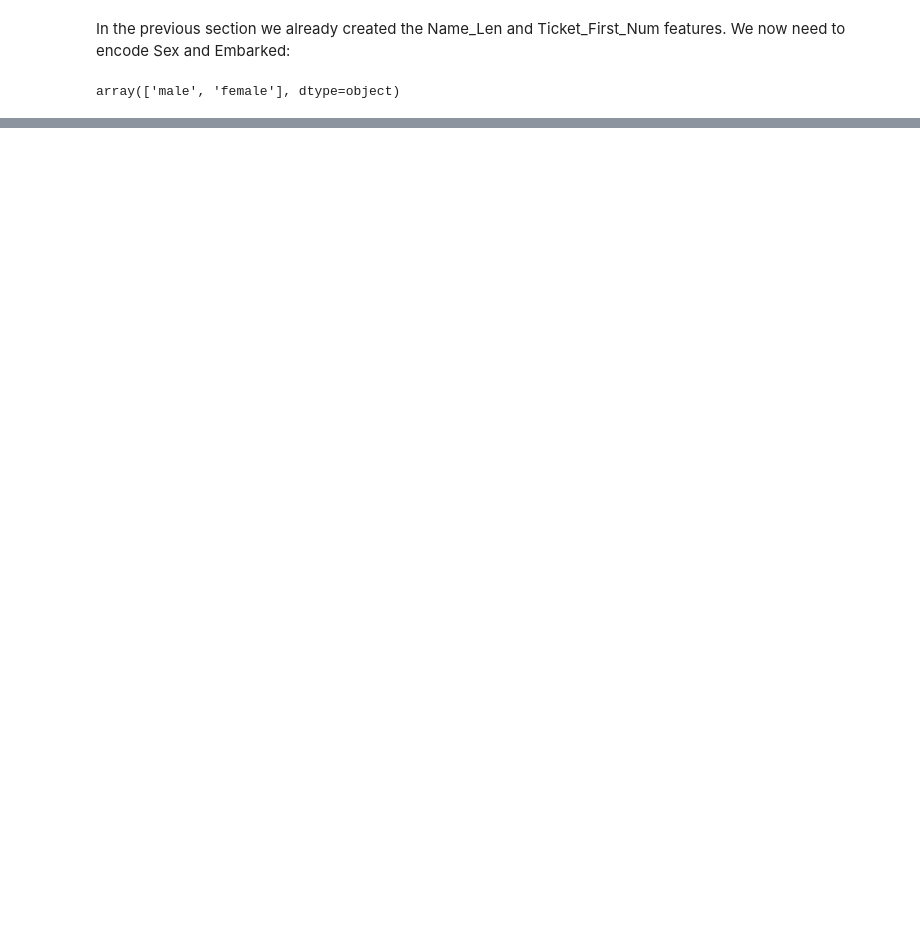
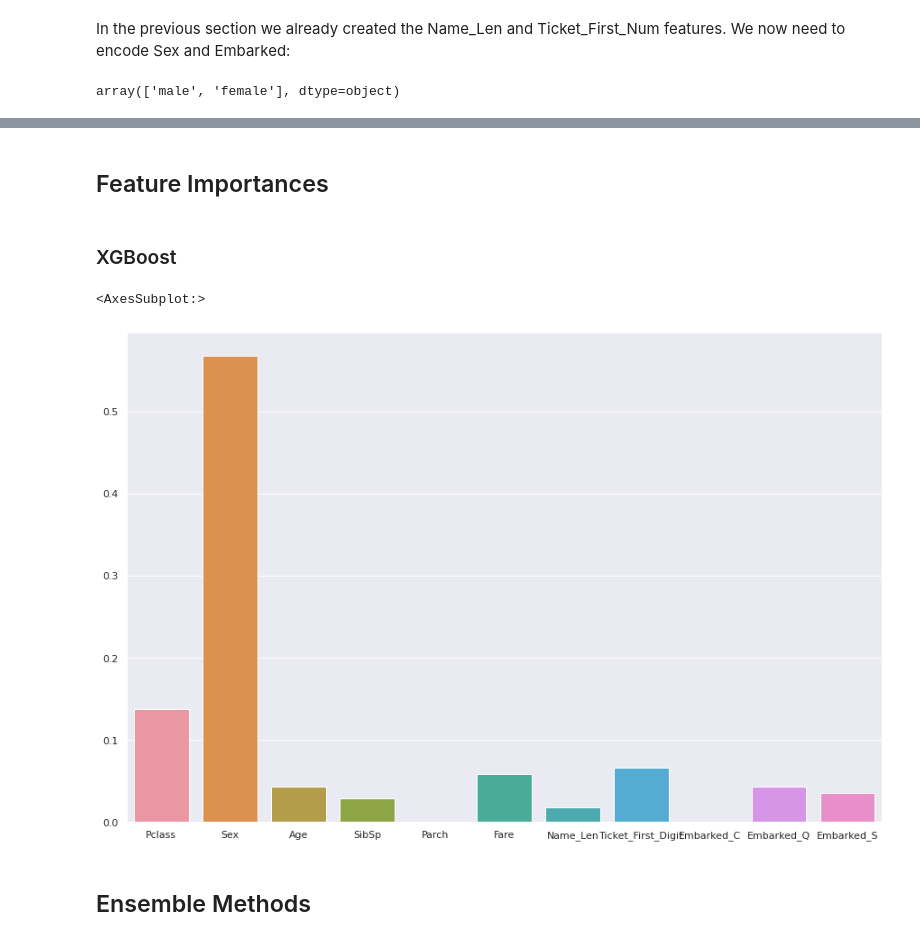
Before and after one commit to isaacjeffersonlee/Kaggle-Projects, a Jupyter notebook: Titanic/titanic_kaggle.ipynb, the cells around one changed output, grey strips where cells are left out. Cells and saved outputs as stored; diff of their text form; code cells hidden in the pictures; blank space fills up the shorter version.

```diff
--- a/Titanic/titanic_kaggle.ipynb
+++ b/Titanic/titanic_kaggle.ipynb
@@ -424,0 +467,7 @@ dtype: object
+# %%
+# Make the PassengerId the index
+train_df.set_index('PassengerId', inplace=True, drop=True)
+# %%
+X = train_df.copy()
+y = X.pop('Survived')
+sum(y) / len(y)
@@ -424,0 +476,3 @@ dtype: object
+# %%
+from sklearn.model_selection import train_test_split
+X_train, X_test, y_train, y_test = train_test_split(X, y, test_size=0.2, random_state=420)
@@ -424,0 +673,27 @@ dtype: object
+# %%
+xgb = xgb_model.XGBClassifier(base_score=0.5, booster='gbtree', colsample_bylevel=1,
+              colsample_bynode=1, colsample_bytree=1, gamma=0, gpu_id=-1,
+              importance_type='gain', interaction_constraints='',
+              learning_rate=0.1, max_delta_step=0, max_depth=3,
+              min_child_weight=1,monotone_constraints='()',
+              n_estimators=10, n_jobs=8, num_parallel_tree=1, random_state=420,
+              reg_alpha=0, reg_lambda=1, scale_pos_weight=1, seed=420,
+              subsample=1, tree_method='exact', use_label_encoder=False,
+              validate_parameters=10)
+xgb.fit(X_train,
+        y_train,
+        verbose=False,
+        early_stopping_rounds=10,
+        eval_metric='error',
+        eval_set=[(X_test, y_test)])
+
+print("Tuned XGBoost Performance")
+xgb_test_accuracy = xgb.score(X_test,y_test)
+xgb_train_accuracy = xgb.score(X_train,y_train)
+print(f"Tuned XGBoost accuracy on test data: {xgb_test_accuracy}")
+print(f"Tuned XGBoost accuracy on training data: {xgb_train_accuracy}")
+# Cross Val
+xgb_cv_scores = cross_val_score(xgb, X_test, y_test, cv=5)
+xgb_cv_SE = (1/sqrt(len(xgb_cv_scores))) * stdev(xgb_cv_scores)
+print("Tuned xgb mean cross val score: ", np.mean(xgb_cv_scores))
+print("Tuned xgb cross val standard error: ", xgb_cv_SE)
@@ -424,0 +711,11 @@ dtype: object
+# %% [markdown]
+## Feature Importances
+# %% [markdown]
+### XGBoost
+# %%
+sns.barplot(X.columns, xgb.feature_importances_)
+# %% [output]
+<AxesSubplot:>
+[figure, added]
+# %% [markdown]
+## Ensemble Methods
```
Also changed, not shown: parts of 67 cells of this notebook, 5 other files.
